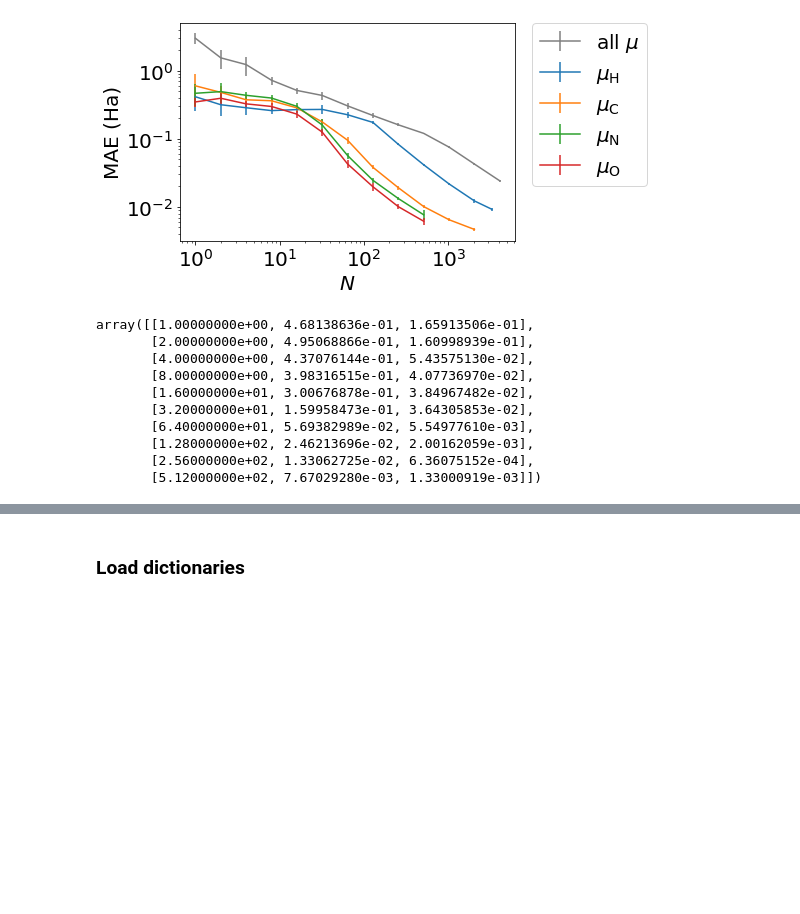
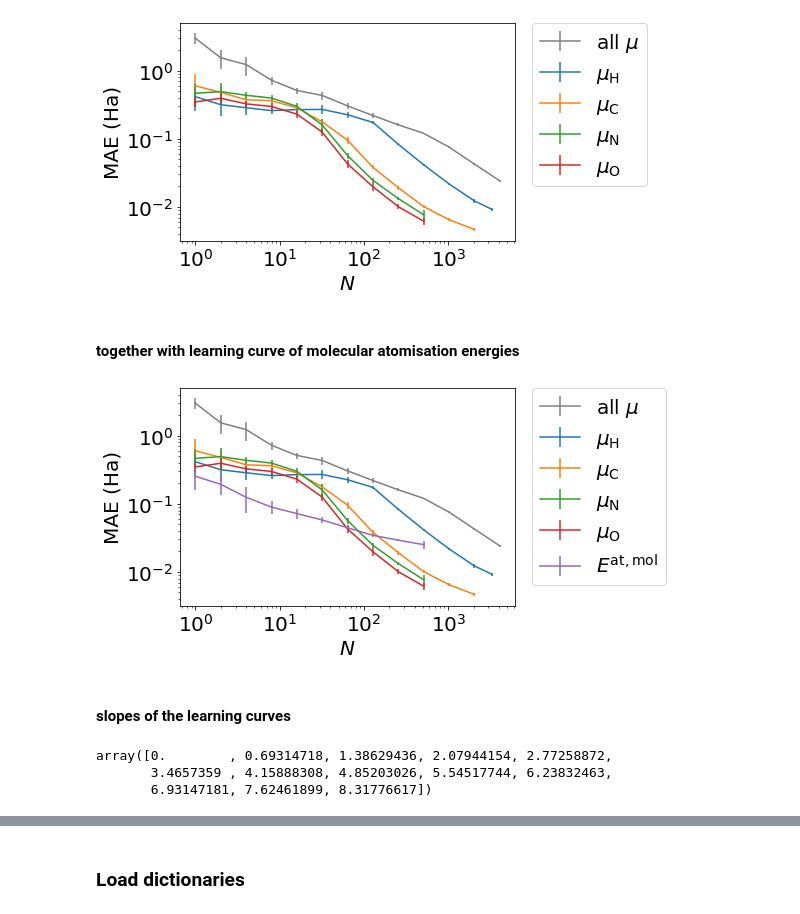
Before and after one commit to ferchault/APDFT, a Jupyter notebook: prototyping/atomic_energies/analysis/machine_learning/alchpot_cm.ipynb, the cells around one changed output, grey strips where cells are left out. Drawn from its saved outputs; the diff is of its cells as text; code cells hidden in the pictures; blank space fills up the shorter version.

```diff
--- a/prototyping/atomic_energies/analysis/machine_learning/alchpot_cm.ipynb
+++ b/prototyping/atomic_energies/analysis/machine_learning/alchpot_cm.ipynb
@@ -55,16 +56,33 @@ directory = ('/home/misa/projects/Atomic-Energies/figures/machine_learning/learn
 # plt.savefig(directory+'alchpots_split_up.png', bbox_inches='tight')
 # %% [output]
 [figure]
-# %%
-alchpots_N
-# %% [output]
-array([[1.00000000e+00, 4.68138636e-01, 1.65913506e-01],
-       [2.00000000e+00, 4.95068866e-01, 1.60998939e-01],
-       [4.00000000e+00, 4.37076144e-01, 5.43575130e-02],
-       [8.00000000e+00, 3.98316515e-01, 4.07736970e-02],
-       [1.60000000e+01, 3.00676878e-01, 3.84967482e-02],
-       [3.20000000e+01, 1.59958473e-01, 3.64305853e-02],
-       [6.40000000e+01, 5.69382989e-02, 5.54977610e-03],
-       [1.28000000e+02, 2.46213696e-02, 2.00162059e-03],
-       [2.56000000e+02, 1.33062725e-02, 6.36075152e-04],
-       [5.12000000e+02, 7.67029280e-03, 1.33000919e-03]])
+# %% [markdown]
+#### together with learning curve of molecular atomisation energies
+# %%
+lcurve_ref = np.loadtxt('/home/misa/APDFT/prototyping/atomic_energies/results/analyse_learning/reference/l_curve_global_global.tab')
+plt.rcParams.update({'font.size': 20})
+
+fig, ax = plt.subplots(1,1)
+# plt.rcParams.update({'errorbar.capsize': 0})
+
+for d,l in zip(datasets, labels):
+    if l == r'all $\mu$':
+        ax.errorbar(d[:,0], d[:,1], d[:,2], label=l, color = "tab:grey")
+    else:
+        ax.errorbar(d[:,0], d[:,1], d[:,2], label=l)
+
+ax.errorbar(lcurve_ref[:,0], lcurve_ref[:,1], lcurve_ref[:,2], label = r'$E^{\rm{at, mol}}$')
+
+ax.set_xlabel(r'$N$')
+ax.set_ylabel('MAE (Ha)')
+ax.set_xscale('log')
+ax.set_yscale('log')
+ax.legend()
+ax.legend(bbox_to_anchor=(1.05, 1), loc='upper left', borderaxespad=0.)
+
+directory = ('/home/misa/projects/Atomic-Energies/figures/machine_learning/learning_curves/')
+plt.savefig(directory+'alchpots_split_up_with_ref.png', bbox_inches='tight')
+# %% [output]
+[figure, added]
+# %% [markdown]
+#### slopes of the learning curves
@@ -70,0 +92,6 @@ array([[1.00000000e+00, 4.68138636e-01, 1.65913506e-01],
+# %%
+np.log(all_alchpots[:,0])
+# %% [output]
+array([0.        , 0.69314718, 1.38629436, 2.07944154, 2.77258872,
+       3.4657359 , 4.15888308, 4.85203026, 5.54517744, 6.23832463,
+       6.93147181, 7.62461899, 8.31776617])
```
Also changed, not shown: parts of 5 cells of this notebook, 5 other files.
